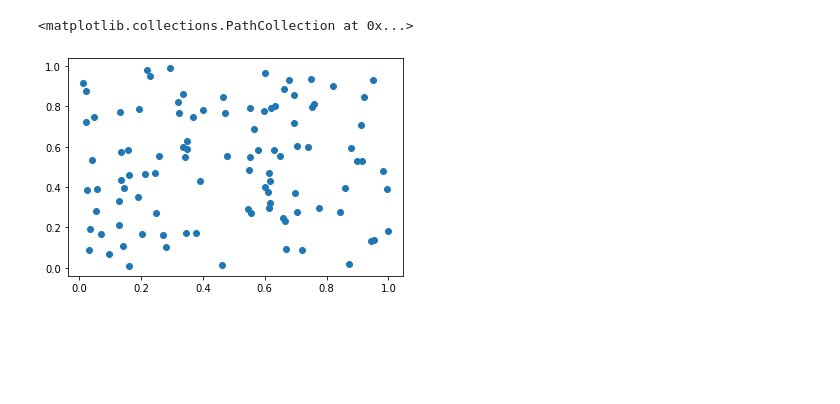
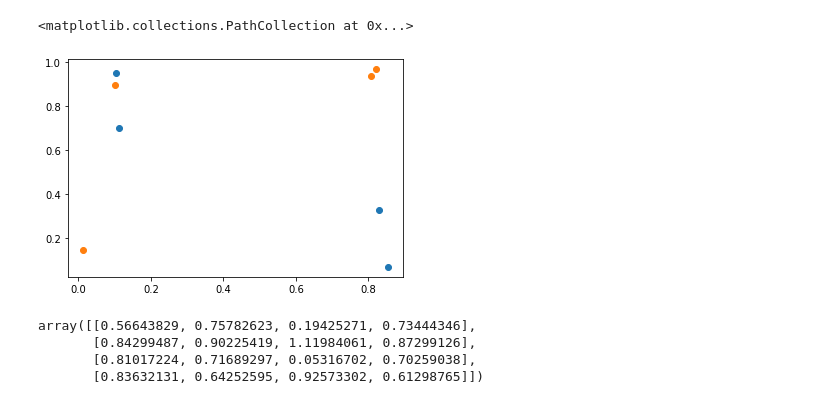
Before and after one commit to alaignelet/optimal_control, a Jupyter notebook: data_augmentation.ipynb, the cells around one changed output. Drawn from its saved outputs; the diff is of its cells as text; code cells hidden in the pictures; blank space fills up the shorter version.

Commit message:
firt try of adjacent data

```diff
--- a/data_augmentation.ipynb
+++ b/data_augmentation.ipynb
@@ -13,5 +11,19 @@ points = generateData.samplePoints(pointCount=100)
+# %%
+pointCount = 4
+points = generateData.samplePoints(pointCount=pointCount).detach().numpy()
+adjacent_points = generateData.samplePoints(pointCount=pointCount).detach().numpy()
 # %%
-plt.scatter( points.detach().numpy()[:, 0], points.detach().numpy()[:, 1] )
+plt.scatter( points[:, 0], points[:, 1] )
+plt.scatter( adjacent_points[:, 0], adjacent_points[:, 1] )
 # %% [output]
 <matplotlib.collections.PathCollection at 0x...>
-[figure, old version]
+[figure, new version]
+# %%
+# Build matrix of distances between particles
+from scipy.spatial.distance import cdist
+cdist(points, adjacent_points)
+# %% [output]
+array([[0.56643829, 0.75782623, 0.19425271, 0.73444346],
+       [0.84299487, 0.90225419, 1.11984061, 0.87299126],
+       [0.81017224, 0.71689297, 0.05316702, 0.70259038],
+       [0.83632131, 0.64252595, 0.92573302, 0.61298765]])
```
Also changed, not shown: parts of 13 cells of this notebook.
